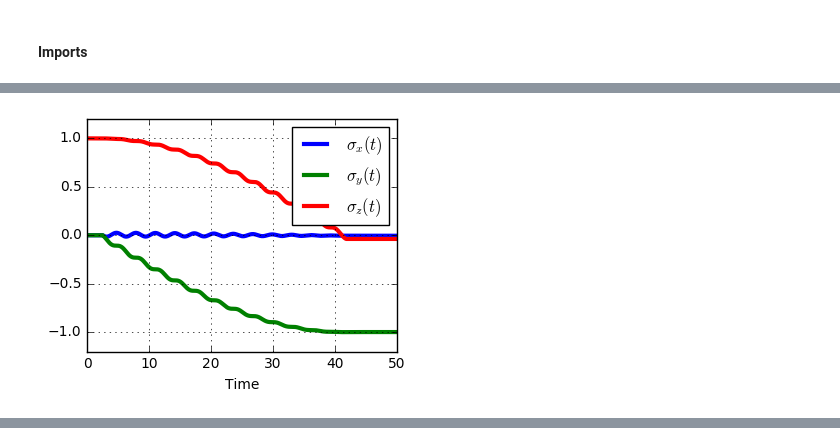
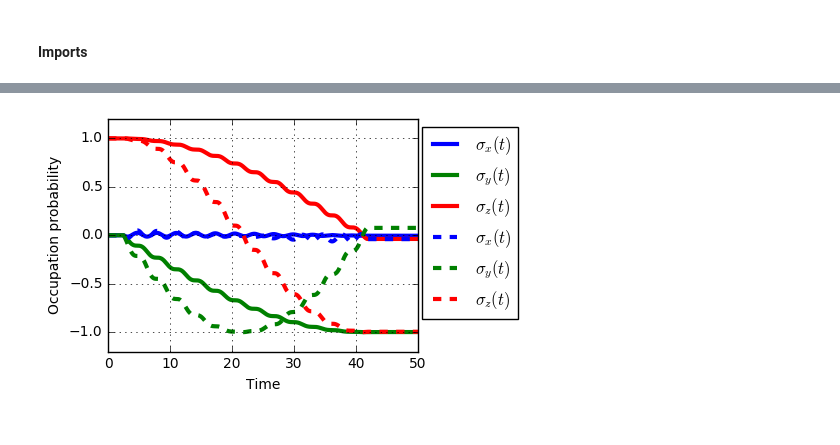
Before and after one commit to safoex/qubitlab, a Jupyter notebook: python/qutip/libqubit2d.ipynb, the cells around one changed output, grey strips where cells are left out. Cells and saved outputs as stored; diff of their text form; code cells hidden in the pictures.

```diff
--- a/python/qutip/libqubit2d.ipynb
+++ b/python/qutip/libqubit2d.ipynb
@@ -199,7 +202,13 @@ Total run time:   0.31s
-# %%
-fig,ax = a.plot()
-ax.set_title("")
-ax.set_ylabel("")
-ax.grid()
-# %% [output]
-[figure, removed]
+# %%
+fig,ax = a.plot()
+ax.set_title("")
+ax.set_ylabel("")
+ax.grid()
+a.update_pulse(params={'f':0.08})
+#a.update_pulse(time = {'maxtime' : 50,'points':1000},params={'b' : a.pulse[0].params['a'] + np.pi/2 / a.pulse[0].params['f']})
+a.solve()
+a.plot('',fig,ax,'--')
+ax.legend(bbox_to_anchor = [1.35,1],loc = 'upper right')
+fig.show()
+plt.savefig('simple-pulse-2f.pdf',bbox_inches = 'tight')
+# %% [output]
@@ -205,0 +227 @@ ax.grid()
+[figure, added]
```
Also changed, not shown: parts of 15 cells of this notebook, 1 other file.
